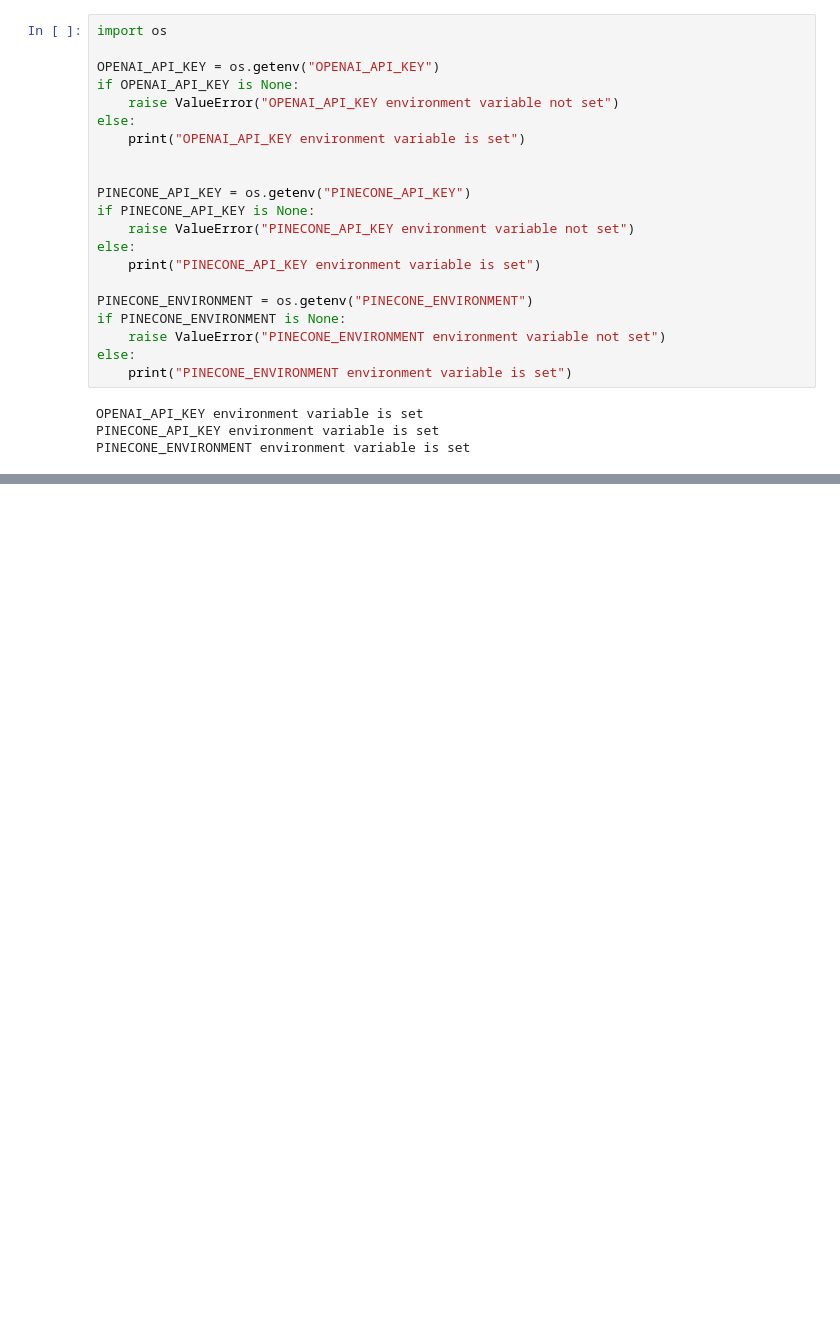
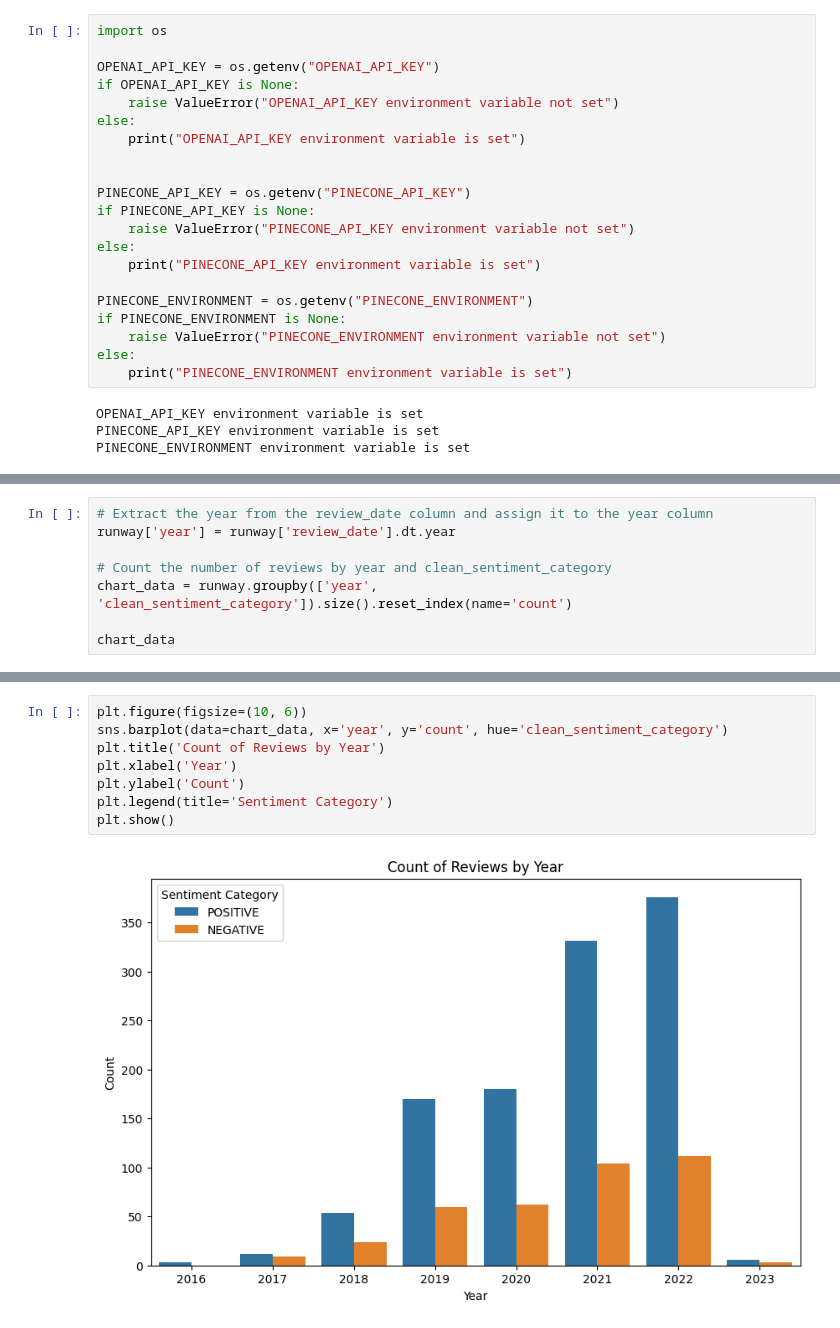
Before and after one commit to josemh301/openai-api-projects, a Jupyter notebook: HuggingFace/Project 2 - NLP App with Hugging Face/copilot-testing.ipynb, the cells around one changed output, grey strips where cells are left out. Saved outputs shown, nothing was run; the diff lists cells and outputs as text; blank space fills up the shorter version.

```diff
--- a/HuggingFace/Project 2 - NLP App with Hugging Face/copilot-testing.ipynb
+++ b/HuggingFace/Project 2 - NLP App with Hugging Face/copilot-testing.ipynb
@@ -106,0 +161,8 @@ PINECONE_ENVIRONMENT environment variable is set
+# %%
+# Extract the year from the review_date column and assign it to the year column
+runway['year'] = runway['review_date'].dt.year
+
+# Count the number of reviews by year and clean_sentiment_category
+chart_data = runway.groupby(['year', 'clean_sentiment_category']).size().reset_index(name='count')
+
+chart_data
@@ -106,0 +186,10 @@ PINECONE_ENVIRONMENT environment variable is set
+# %%
+plt.figure(figsize=(10, 6))
+sns.barplot(data=chart_data, x='year', y='count', hue='clean_sentiment_category')
+plt.title('Count of Reviews by Year')
+plt.xlabel('Year')
+plt.ylabel('Count')
+plt.legend(title='Sentiment Category')
+plt.show()
+# %% [output]
+[figure, added]
```
Also changed, not shown: parts of 5 cells of this notebook, 2 other files.
